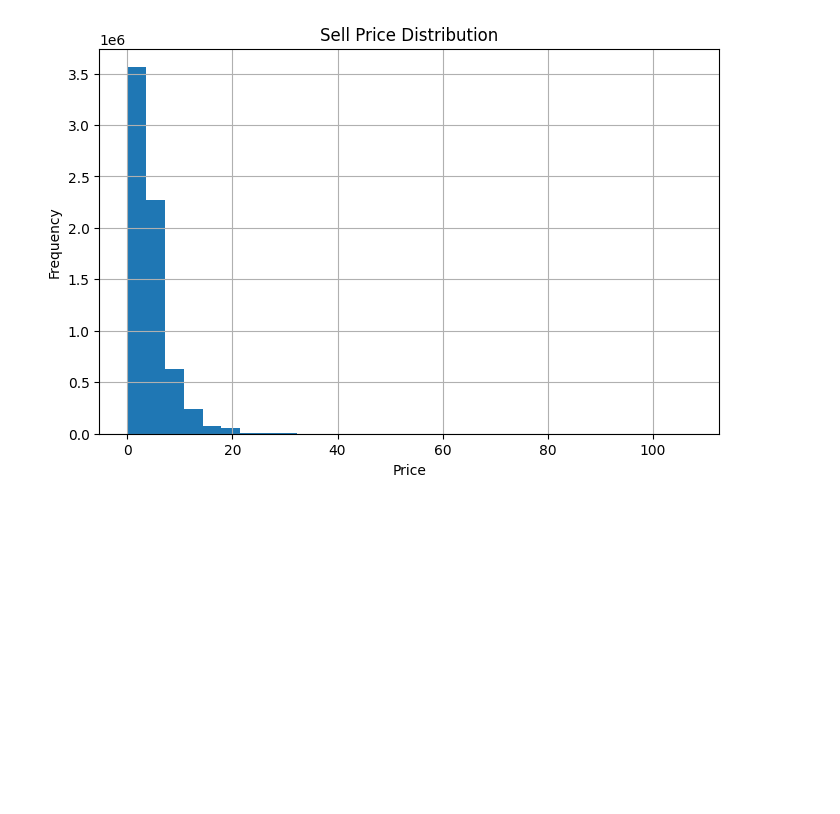
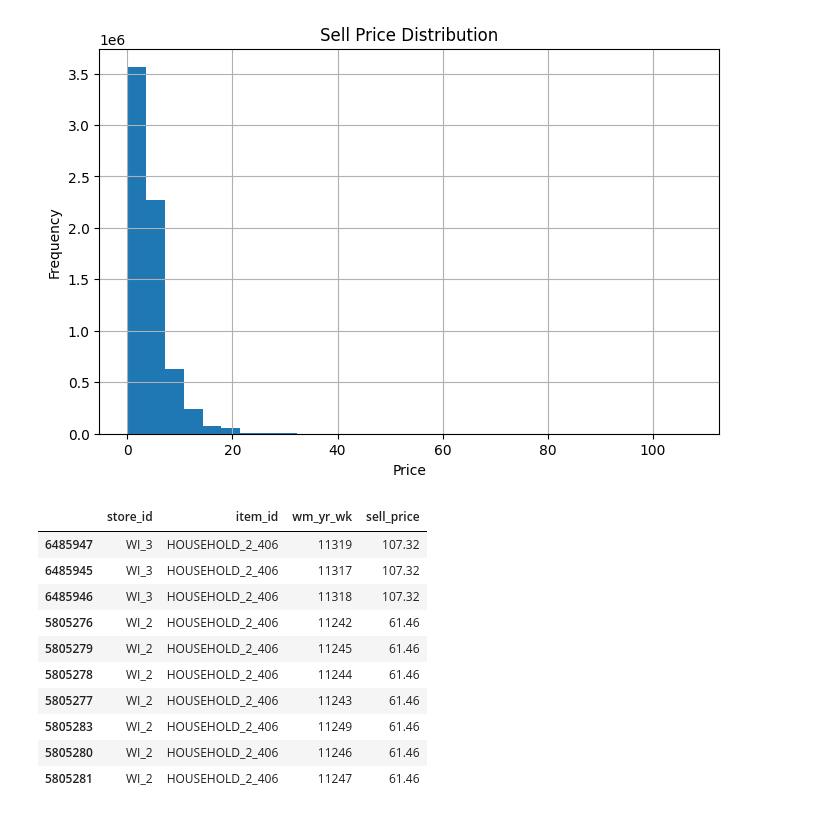
Before and after one commit to bhosalenikita258-coder/Retail_Demand_Forecasting, a Jupyter notebook: Retail_Demand_Forecasting.ipynb, the cells around one changed output. Drawn from its saved outputs; the diff is of its cells as text; code cells hidden in the pictures; blank space fills up the shorter version.

Commit message:
Add files via upload
Compared Lowest Price and Highest Price

```diff
--- a/Retail_Demand_Forecasting.ipynb
+++ b/Retail_Demand_Forecasting.ipynb
@@ -250,3 +250,18 @@ plt.ylabel("Frequency")
 plt.show()
 # %% [output]
 [figure]
+# %%
+##Lowest Price
+prices.sort_values("sell_price",ascending=False).head(10)
+# %% [output]
+|  | store_id | item_id | wm_yr_wk | sell_price |
+| 6485947 | WI_3 | HOUSEHOLD_2_406 | 11319 | 107.32 |
+| 6485945 | WI_3 | HOUSEHOLD_2_406 | 11317 | 107.32 |
+| 6485946 | WI_3 | HOUSEHOLD_2_406 | 11318 | 107.32 |
+| 5805276 | WI_2 | HOUSEHOLD_2_406 | 11242 | 61.46 |
+| 5805279 | WI_2 | HOUSEHOLD_2_406 | 11245 | 61.46 |
+| 5805278 | WI_2 | HOUSEHOLD_2_406 | 11244 | 61.46 |
+| 5805277 | WI_2 | HOUSEHOLD_2_406 | 11243 | 61.46 |
+| 5805283 | WI_2 | HOUSEHOLD_2_406 | 11249 | 61.46 |
+| 5805280 | WI_2 | HOUSEHOLD_2_406 | 11246 | 61.46 |
+| 5805281 | WI_2 | HOUSEHOLD_2_406 | 11247 | 61.46 |
```
Also changed, not shown: parts of 1 cell of this notebook.
